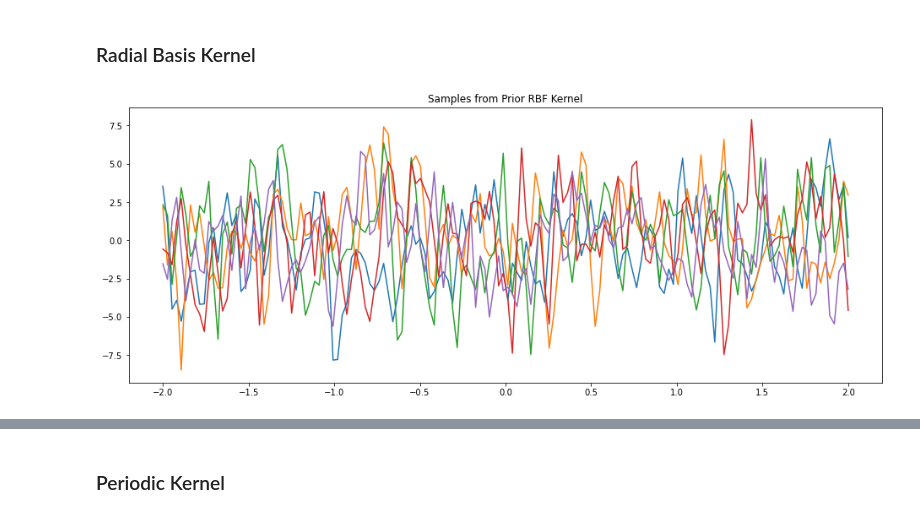
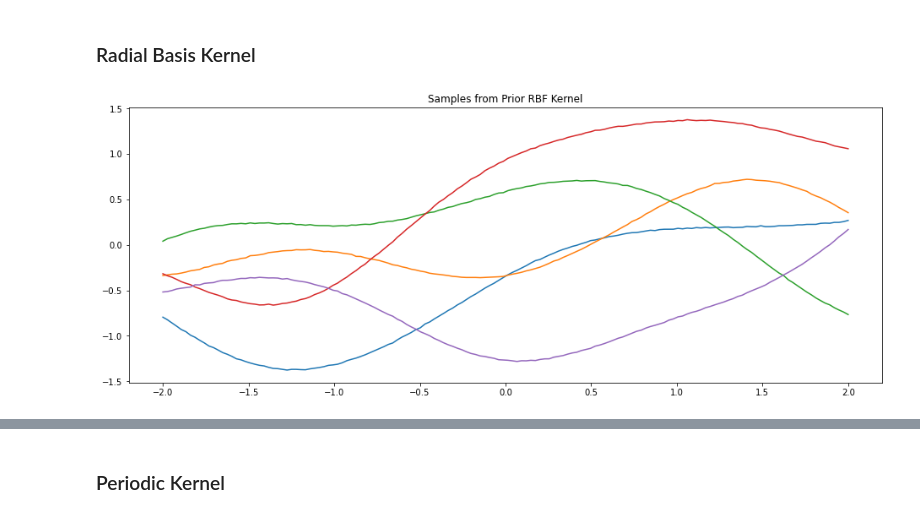
Before and after one commit to GStechschulte/energy-efficiency, a Jupyter notebook: models/gp_sample_prior_functions/sampling_prior_functions.ipynb, the cells around one changed output, grey strips where cells are left out. Drawn from its saved outputs; the diff is of its cells as text; code cells hidden in the pictures.

```diff
--- a/models/gp_sample_prior_functions/sampling_prior_functions.ipynb
+++ b/models/gp_sample_prior_functions/sampling_prior_functions.ipynb
@@ -12,34 +13,34 @@ x = torch.linspace(-2, 2, 150).reshape(-1, 1)
 # %%
 rbf_lengthscale_prior = gpytorch.priors.GammaPrior(2, 0.15)
 rbf_outputscale_prior = gpytorch.priors.GammaPrior(2, 5)
-lengthscale_constraint = gpytorch.constraints.Interval(0.02, 0.03)
-outputscale_constraint = gpytorch.constraints.Interval(5, 10)
+lengthscale_constraint = gpytorch.constraints.Interval(0.99, 1)
+outputscale_constraint = gpytorch.constraints.Interval(0.99, 1)
 
 rbf_kernel = gpytorch.kernels.ScaleKernel(
     gpytorch.kernels.RBFKernel(
         #lengthscale_prior=rbf_lengthscale_prior
         lengthscale_constraint=lengthscale_constraint
     ),
     #outputscale_prior=rbf_outputscale_prior,
     outputscale_constraint=outputscale_constraint
     )
 
 #rbf_kernel.lengthscale = rbf_lengthscale_prior.mean
 #rbf_kernel.base_kernel.lengthscale = rbf_lengthscale_prior.mean
 #rbf_kernel.outputscale = rbf_outputscale_prior.mean
 
 kernel_func = rbf_kernel(x)
 
 mvd = gpytorch.distributions.MultivariateNormal(
     mean=torch.zeros(150),
     covariance_matrix=kernel_func
 )
 
 mvd_samples = mvd.sample(torch.Size([5]))
 
 plt.figure(figsize=(16, 6))
 [plt.plot(x, sample) for sample in mvd_samples]
 plt.title('Samples from Prior RBF Kernel')
 plt.show()
 # %% [output]
-[figure, old version]
+[figure, new version]
```
Also changed, not shown: parts of 2 cells of this notebook.
